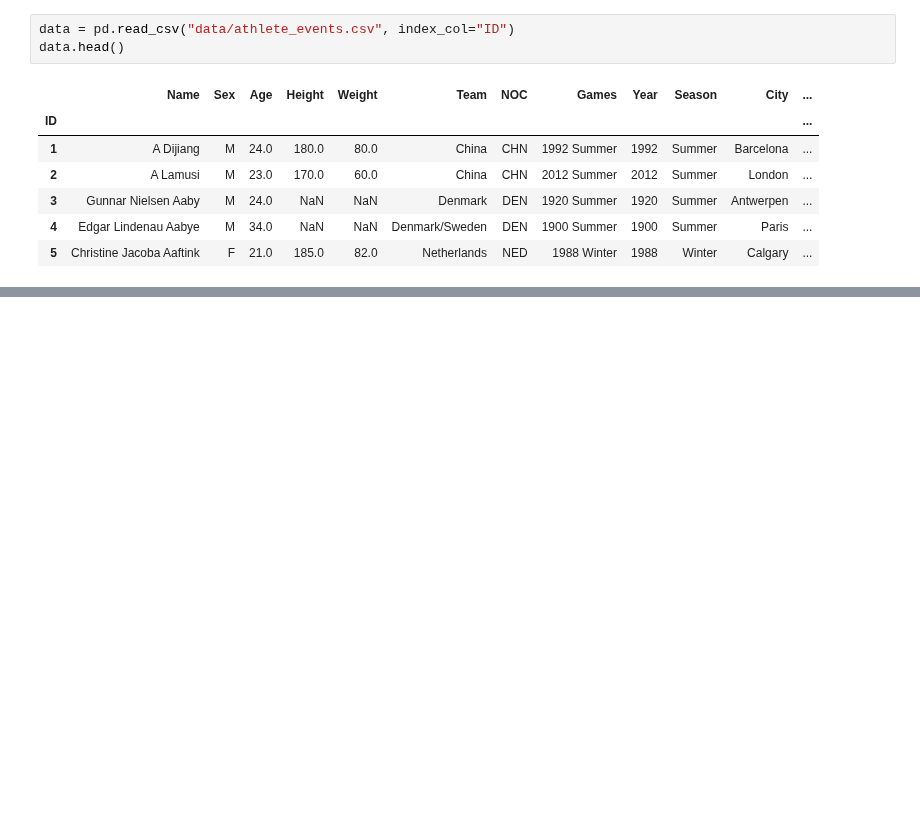
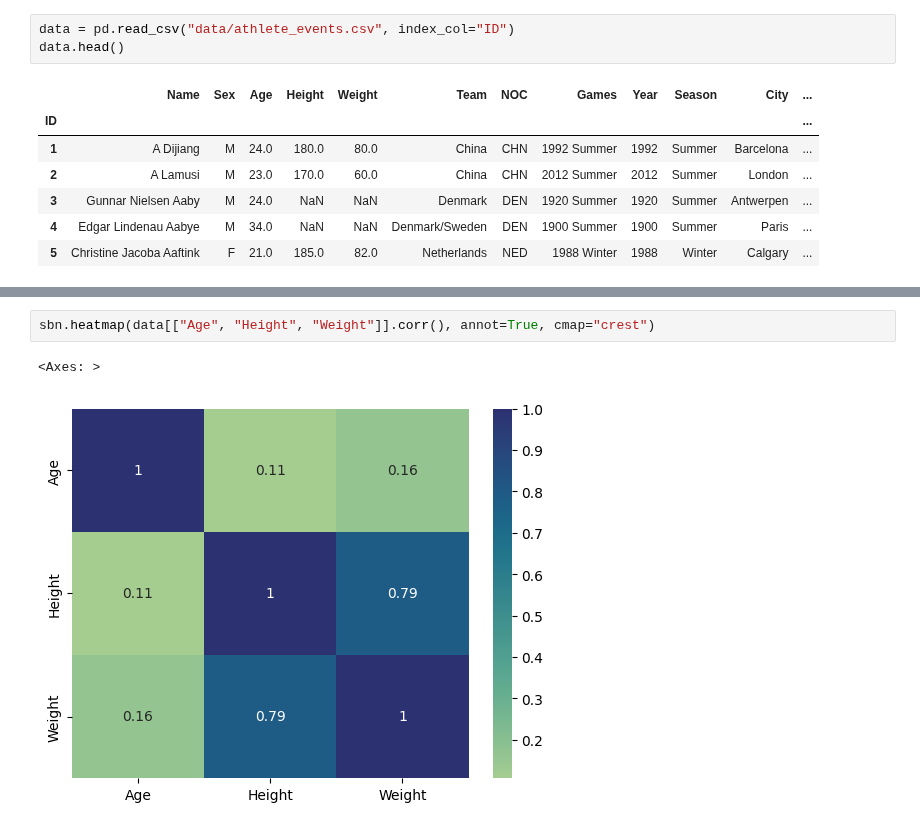
Before and after one commit to GhostRiderDev/OlympicStudio, a Jupyter notebook: main.ipynb, the cells around one changed output, grey strips where cells are left out. Drawn from its saved outputs; the diff is of its cells as text; blank space fills up the shorter version.

```diff
--- a/main.ipynb
+++ b/main.ipynb
@@ -13,0 +312,5 @@ data.head()
+# %%
+sbn.heatmap(data[["Age", "Height", "Weight"]].corr(), annot=True, cmap="crest")
+# %% [output]
+<Axes: >
+[figure, added]
```
Also changed, not shown: parts of 42 cells of this notebook, 1 other file.
